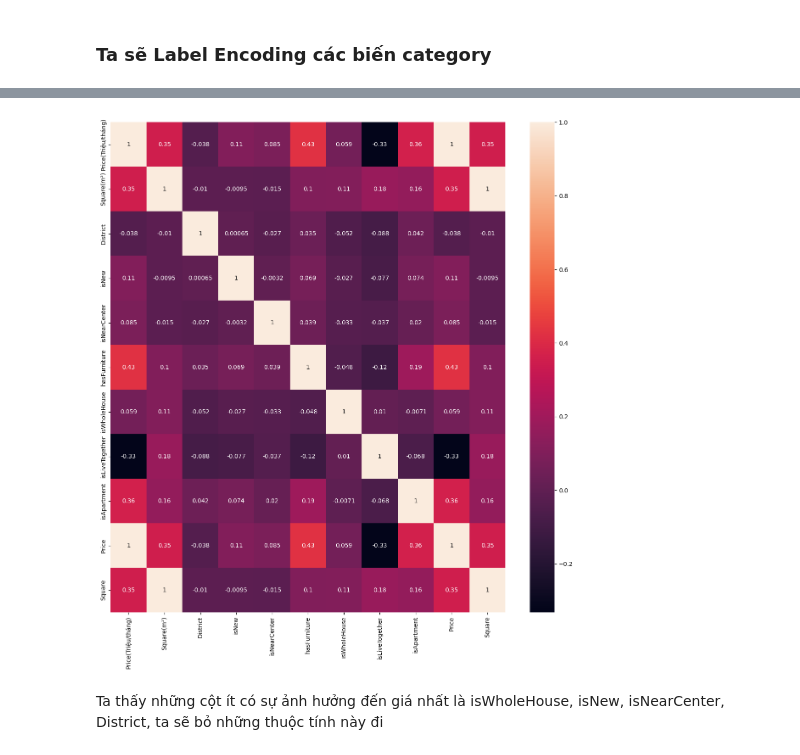
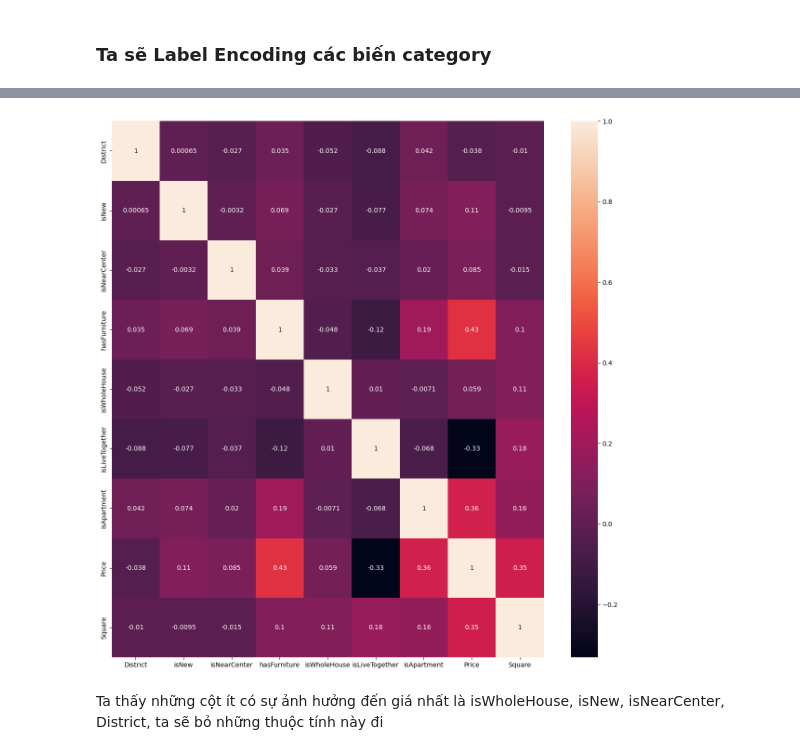
Before and after one commit to flyboy13/NM-KHDL, a Jupyter notebook: project_code/DOAN/Mô hình hoá dữ liệu/buildmodel.ipynb, the cells around one changed output, grey strips where cells are left out. Saved outputs shown, nothing was run; the diff lists cells and outputs as text; code cells hidden in the pictures.

```diff
--- a/project_code/DOAN/Mô hình hoá dữ liệu/buildmodel.ipynb
+++ b/project_code/DOAN/Mô hình hoá dữ liệu/buildmodel.ipynb
@@ -192,16 +185,16 @@ train_df_temp
 # %%
 encoder = LabelEncoder()
-df_new = train_df_temp
+df_new = train_df_temp.drop(columns=['Id', 'Title', 'Price(Triệu/tháng)', 'Square(m²)'])
 for i in cat_vars:
     df_new[i] = encoder.fit_transform(df_new[i])
 df_new['Price'] = train_df_temp['Price(Triệu/tháng)']
 df_new['Square'] = train_df_temp['Square(m²)']
 # %%
 fig= plt.subplots(figsize = (15,15))
-sns.heatmap(train_df_temp.drop(columns='Id').corr(),annot=True)
+sns.heatmap(df_new.corr(),annot=True)
 plt.show()
 # %% [output]
-[figure, old version]
+[figure, new version]
 # %% [markdown]
 Ta thấy những cột ít có sự ảnh hưởng đến giá nhất là isWholeHouse, isNew, isNearCenter, District, ta sẽ bỏ những thuộc tính này đi
 # %%
```
Also changed, not shown: parts of 11 cells of this notebook, 16 other files.
